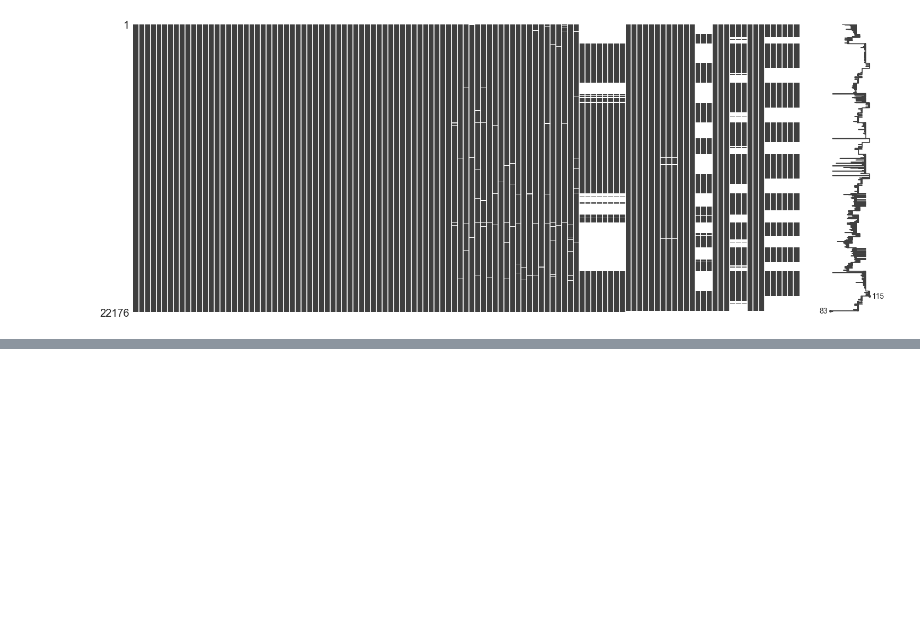
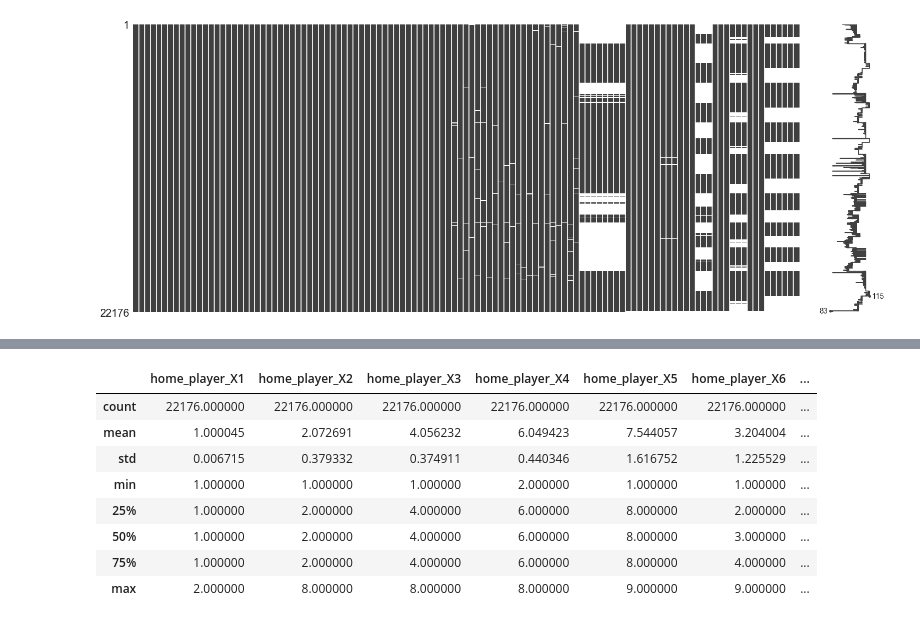
Before and after one commit to jo9k/SoccerAnalysis, a Jupyter notebook: SoccerAnalysis.ipynb, the cells around one changed output, grey strips where cells are left out. Cells and saved outputs as stored; diff of their text form; code cells hidden in the pictures; blank space fills up the shorter version.

```diff
--- a/SoccerAnalysis.ipynb
+++ b/SoccerAnalysis.ipynb
@@ -250,6 +300,35 @@ ml_matches_df = matches_df[[ 'country_id', 'league_id', 'season', 'stage', 'date
        'BWD', 'BWA', 'IWH', 'IWD', 'IWA', 'LBH', 'LBD', 'LBA', 'PSH',
        'PSD', 'PSA', 'WHH', 'WHD', 'WHA', 'SJH', 'SJD', 'SJA', 'VCH',
        'VCD', 'VCA', 'GBH', 'GBD', 'GBA', 'BSH', 'BSD', 'BSA', 'RESULT']]
+# %%
+positions = matches_df[['home_player_X1',
+       'home_player_X2', 'home_player_X3', 'home_player_X4',
+       'home_player_X5', 'home_player_X6', 'home_player_X7',
+       'home_player_X8', 'home_player_X9', 'home_player_X10',
+       'home_player_X11', 'away_player_X1', 'away_player_X2',
+       'away_player_X3', 'away_player_X4', 'away_player_X5',
+       'away_player_X6', 'away_player_X7', 'away_player_X8',
+       'away_player_X9', 'away_player_X10', 'away_player_X11',
+       'home_player_Y1', 'home_player_Y2', 'home_player_Y3',
+       'home_player_Y4', 'home_player_Y5', 'home_player_Y6',
+       'home_player_Y7', 'home_player_Y8', 'home_player_Y9',
+       'home_player_Y10', 'home_player_Y11', 'away_player_Y1',
+       'away_player_Y2', 'away_player_Y3', 'away_player_Y4',
+       'away_player_Y5', 'away_player_Y6', 'away_player_Y7',
+       'away_player_Y8', 'away_player_Y9', 'away_player_Y10',
+       'away_player_Y11']]
+# %%
+positions.describe()
+# %% [output]
+|  | home_player_X1 | home_player_X2 | home_player_X3 | home_player_X4 | home_player_X5 | home_player_X6 | ... |
+| count | 22176.000000 | 22176.000000 | 22176.000000 | 22176.000000 | 22176.000000 | 22176.000000 | ... |
+| mean | 1.000045 | 2.072691 | 4.056232 | 6.049423 | 7.544057 | 3.204004 | ... |
+| std | 0.006715 | 0.379332 | 0.374911 | 0.440346 | 1.616752 | 1.225529 | ... |
+| min | 1.000000 | 1.000000 | 1.000000 | 2.000000 | 1.000000 | 1.000000 | ... |
+| 25% | 1.000000 | 2.000000 | 4.000000 | 6.000000 | 8.000000 | 2.000000 | ... |
+| 50% | 1.000000 | 2.000000 | 4.000000 | 6.000000 | 8.000000 | 3.000000 | ... |
+| 75% | 1.000000 | 2.000000 | 4.000000 | 6.000000 | 8.000000 | 4.000000 | ... |
+| max | 2.000000 | 8.000000 | 8.000000 | 8.000000 | 9.000000 | 9.000000 | ... |
 # %%
 #dropping NaNs everywhere where it's <300 records
 ml_matches_df.dropna(subset = ['B365H', 'BWH', 'IWH', 'WHH', 'VCH', 'LBH', 'home_team_api_id', 'away_team_api_id',
```
Also changed, not shown: parts of 30 cells of this notebook, 1 other file.
